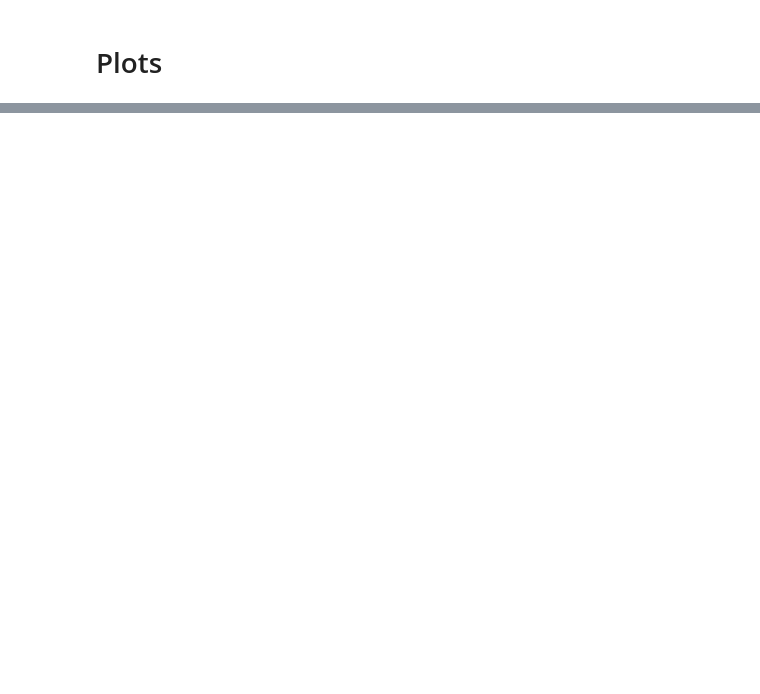
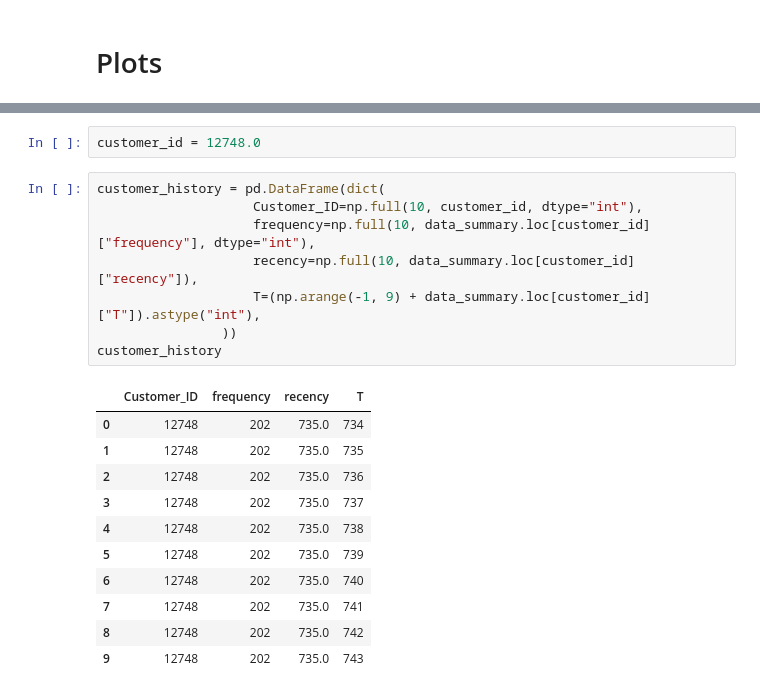
Before and after one commit to konkinit/ltv_analysis, a Jupyter notebook: notebooks/draft.ipynb, the cells around one changed output, grey strips where cells are left out. Drawn from its saved outputs; the diff is of its cells as text; blank space fills up the shorter version.

```diff
--- a/notebooks/draft.ipynb
+++ b/notebooks/draft.ipynb
@@ -186,0 +96,22 @@ plt.show();
+# %%
+customer_id = 12748.0
+# %%
+customer_history = pd.DataFrame(dict(
+                    Customer_ID=np.full(10, customer_id, dtype="int"),
+                    frequency=np.full(10, data_summary.loc[customer_id]["frequency"], dtype="int"),
+                    recency=np.full(10, data_summary.loc[customer_id]["recency"]),
+                    T=(np.arange(-1, 9) + data_summary.loc[customer_id]["T"]).astype("int"),
+                ))
+customer_history
+# %% [output]
+|  | Customer_ID | frequency | recency | T |
+| 0 | 12748 | 202 | 735.0 | 734 |
+| 1 | 12748 | 202 | 735.0 | 735 |
+| 2 | 12748 | 202 | 735.0 | 736 |
+| 3 | 12748 | 202 | 735.0 | 737 |
+| 4 | 12748 | 202 | 735.0 | 738 |
+| 5 | 12748 | 202 | 735.0 | 739 |
+| 6 | 12748 | 202 | 735.0 | 740 |
+| 7 | 12748 | 202 | 735.0 | 741 |
+| 8 | 12748 | 202 | 735.0 | 742 |
+| 9 | 12748 | 202 | 735.0 | 743 |
```
Also changed, not shown: parts of 27 cells of this notebook, 10 other files.
